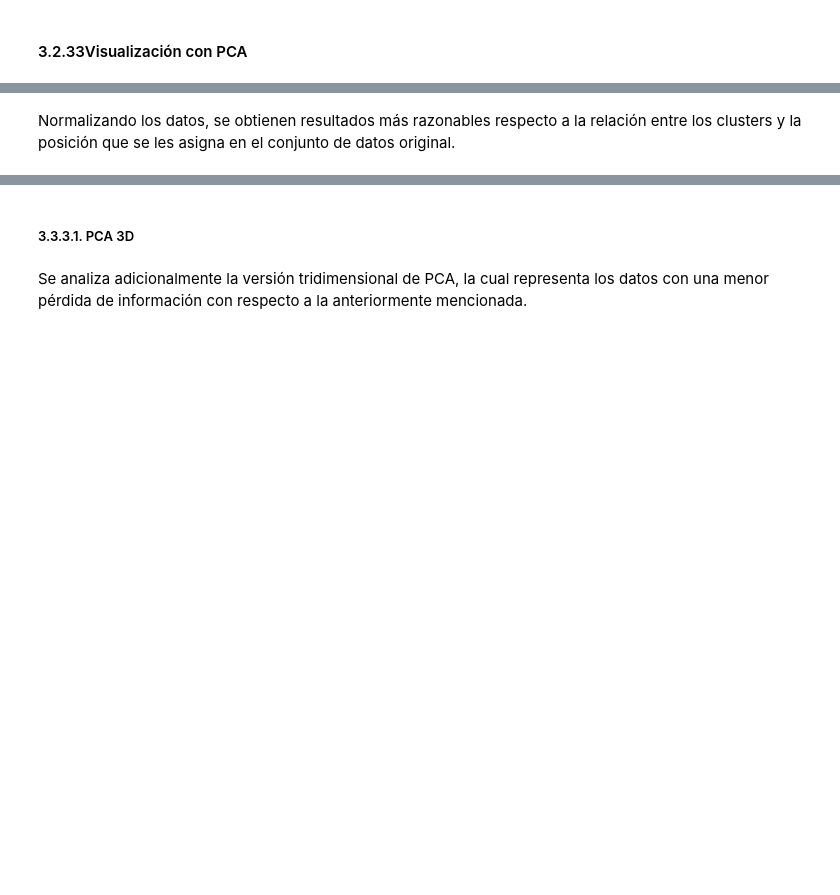
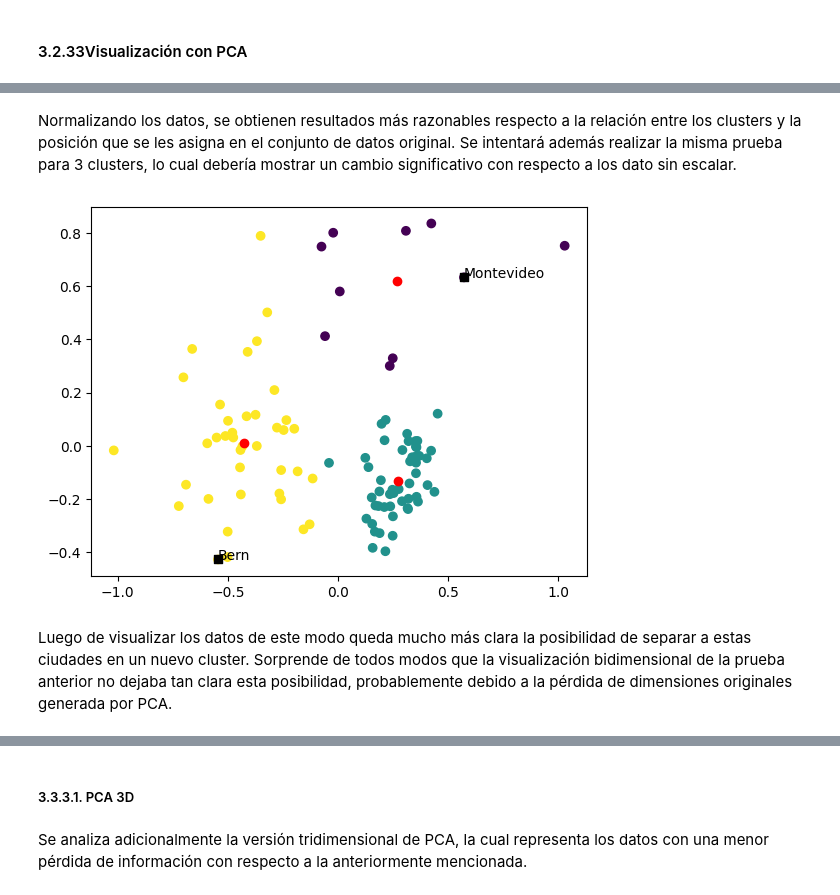
Before and after one commit to AlexisBaladon/Machine-Learning-FING, a Jupyter notebook: tarea4.ipynb, the cells around one changed output, grey strips where cells are left out. Drawn from its saved outputs; the diff is of its cells as text; code cells hidden in the pictures; blank space fills up the shorter version.

```diff
--- a/tarea4.ipynb
+++ b/tarea4.ipynb
@@ -371,4 +349,18 @@ with pd.option_context('display.max_rows', 100):
 99           Cape Town
 Name: city, dtype: object
 # %% [markdown]
-Normalizando los datos, se obtienen resultados más razonables respecto a la relación entre los clusters y la posición que se les asigna en el conjunto de datos original.
+Normalizando los datos, se obtienen resultados más razonables respecto a la relación entre los clusters y la posición que se les asigna en el conjunto de datos original. Se intentará además realizar la misma prueba para 3 clusters, lo cual debería mostrar un cambio significativo con respecto a los dato sin escalar.
+# %%
+import preprocessing
+import constants
+from test import Test
+
+
+original_df = preprocessing.load_csv()
+df = preprocessing.preprocess(original_df, shouldNormalize=True)
+test = Test()
+test.PCA_graph(df,original_df,dimensions=2,number_of_clusters=3)
+# %% [output]
+[figure, added]
+# %% [markdown]
+Luego de visualizar los datos de este modo queda mucho más clara la posibilidad de separar a estas ciudades en un nuevo cluster. Sorprende de todos modos que la visualización bidimensional de la prueba anterior no dejaba tan clara esta posibilidad, probablemente debido a la pérdida de dimensiones originales generada por PCA.
```
Also changed, not shown: parts of 32 cells of this notebook, 6 other files.
